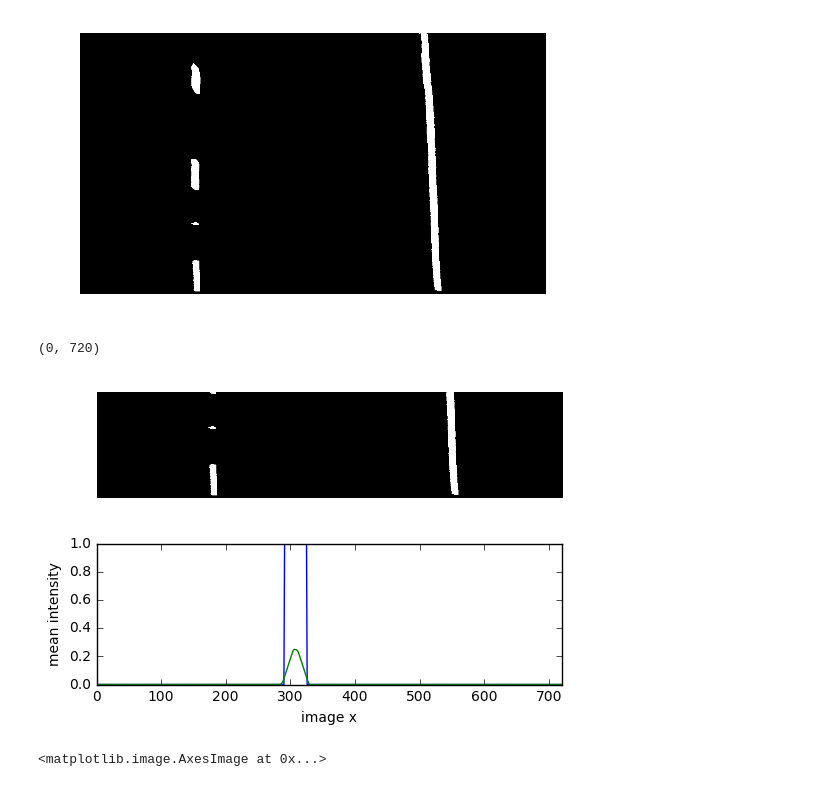
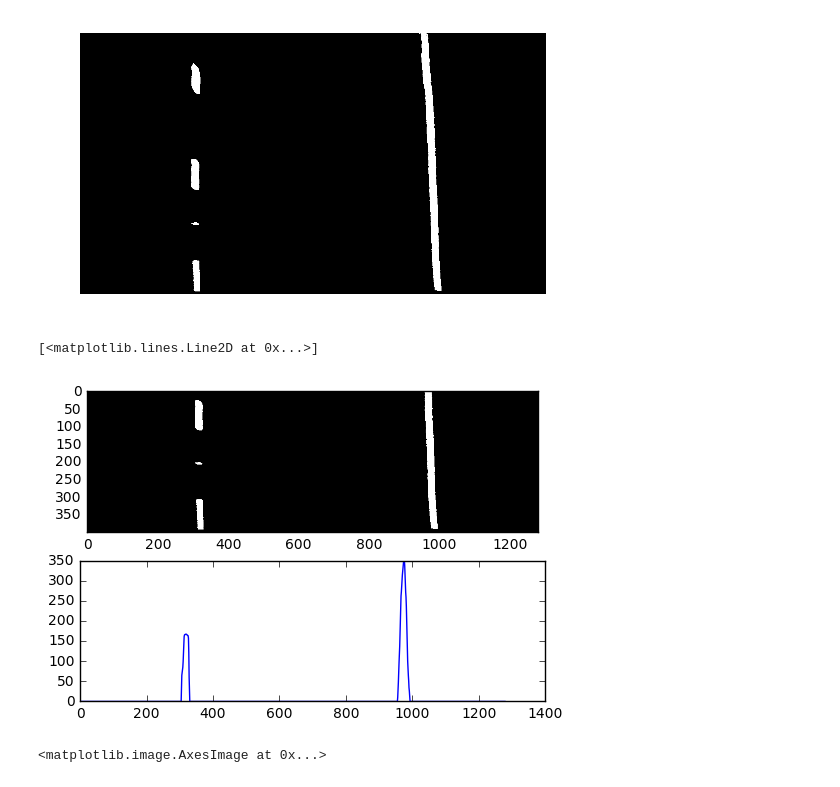
Before and after one commit to rohts-patil/CarND-Advanced-Lane-Lines, a Jupyter notebook: Untitled.ipynb, the cells around one changed output. Saved outputs shown, nothing was run; the diff lists cells and outputs as text; code cells hidden in the pictures.

```diff
--- a/Untitled.ipynb
+++ b/Untitled.ipynb
@@ -284,23 +284,23 @@ plt.axis('off')
 [figure]
 # %%
 #image_cmb1 = gaussian_blur(image_cmb1,5)
-mov_filtsize = img_size[1]/30.
-mean_lane = np.mean(image_cmb1[img_size[0]/3:,:],axis=0)
-mean_lane = moving_average(mean_lane,mov_filtsize)
+mov_filtsize = img_size[1]/50.
+mean_lane = np.sum(image_cmb1[image_cmb1.shape[0]/2:,:],axis=0)
+#mean_lane = moving_average(mean_lane,mov_filtsize)
 
-
+plt.plot(mean_lane)
 plt.subplot(2,1,1)
-plt.imshow(image_cmb1[img_size[0]/3:,:],cmap='gray')
-plt.axis('off')
+plt.imshow(image_cmb1[image_cmb1.shape[1]/4:,:],cmap='gray')
+#plt.axis('off')
 plt.subplot(2,1,2)
-plt.plot(mean_lane>.05)
 plt.plot(mean_lane)
-plt.xlabel('image x')
-plt.ylabel('mean intensity')
-plt.xlim(0,img_size[1])
+#plt.plot(mean_lane)
+#plt.xlabel('image x')
+#plt.ylabel('mean intensity')
+#plt.xlim(0,img_size[1])
 # %% [output]
-(0, 720)
+[<matplotlib.lines.Line2D at 0x...>]
-[figure, old version]
+[figure, new version]
 # %%
 def get_initial_mask(img,window_size):
     #img = gaussian_blur(img,5)
```
Also changed, not shown: parts of 1 cell of this notebook, 1 other file.
